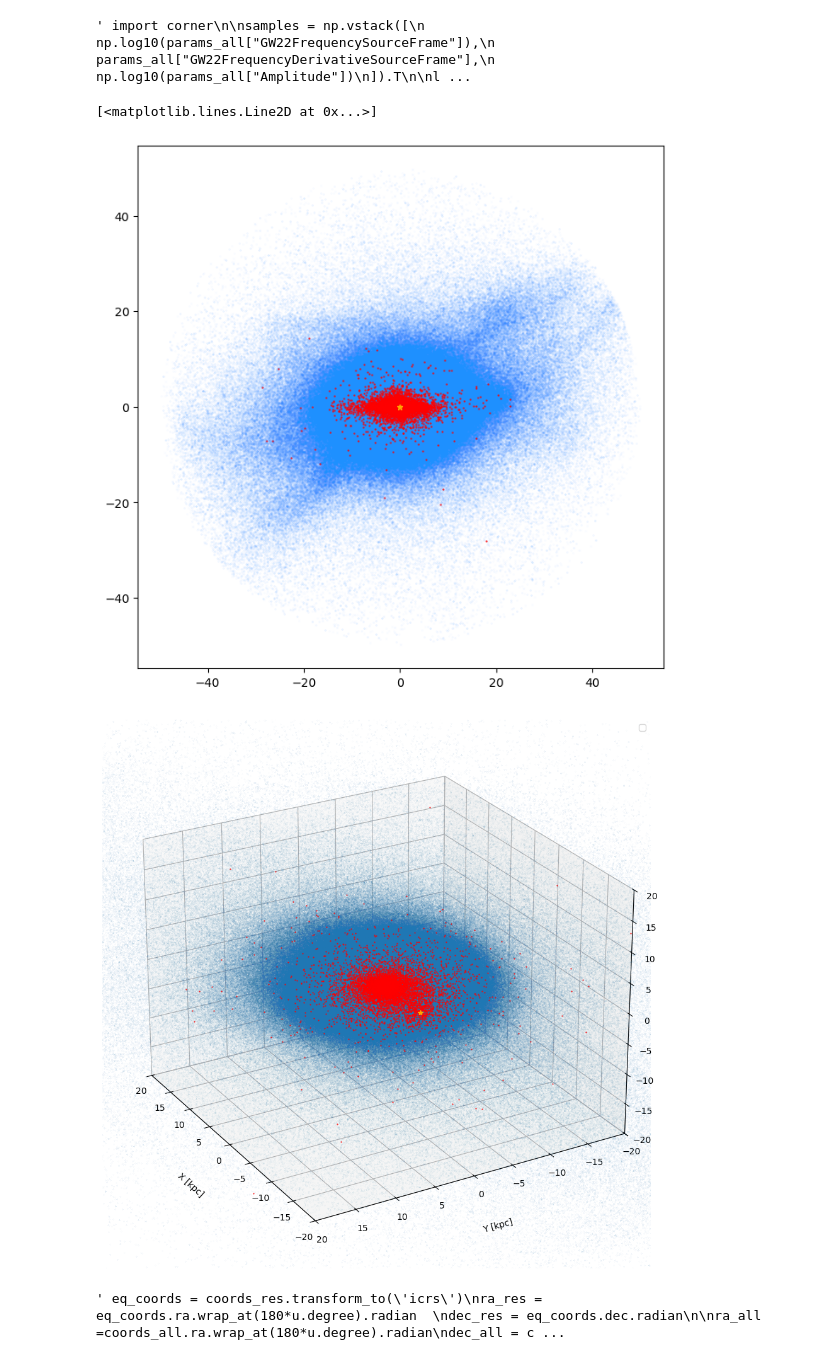
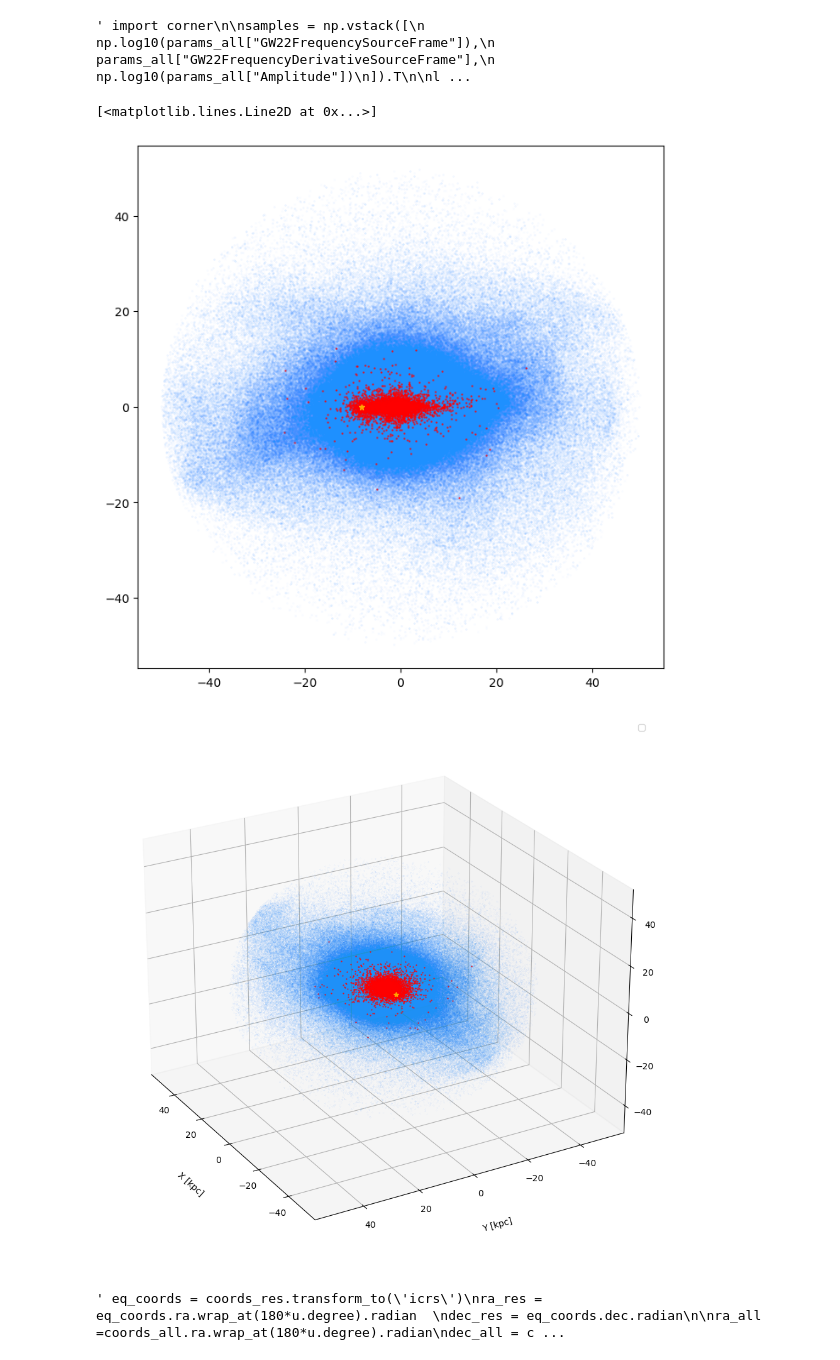
Before and after one commit to aacravi/snr-calculation, a Jupyter notebook: sky_plots.ipynb, the cells around one changed output. Saved outputs shown, nothing was run; the diff lists cells and outputs as text; code cells hidden in the pictures.

```diff
--- a/sky_plots.ipynb
+++ b/sky_plots.ipynb
@@ -6,7 +6,7 @@ from astropy.coordinates import SkyCoord, Galactocentric
 import astropy.units as u
 import scipy.constants as constants
 import pandas as pd
-from matplotlib.ticker import NullFormatter
+from scipy.ndimage import gaussian_filter
 
 
 def load_run(filepath):
@@ -21,7 +21,7 @@ def load_run(filepath):
         run["meta"]["iterations"] = f.attrs.get("iterations", None)
 
         run["data"]["global_fr"] = f["global_fr"][:]
-        resolved_sources = []
+        #resolved_sources = []
         table_rows = []
 
         grp = f["resolved_sources"]
@@ -35,12 +35,12 @@ def load_run(filepath):
                 "ecliptic_lat": g.attrs.get("ecliptic_lat", np.nan),
                 "ecliptic_lon": g.attrs.get("ecliptic_lon", np.nan),
                 #"A": g["A"][:],
-                "fr": g["fr"][:],
+                #"fr": g["fr"][:],
             }
 
-            snr = g.attrs["snr"]
+            snr = g.attrs["snr"].real
 
-            resolved_sources.append({"source": src, "snr": snr})
+            #resolved_sources.append({"source": src, "snr": snr})
 
             table_rows.append({
                 "id": src["id"],
@@ -52,17 +52,17 @@ def load_run(filepath):
                 "ecliptic_lon": src["ecliptic_lon"],
             })
 
-        run["data"]["resolved_sources"] = resolved_sources
+        #run["data"]["resolved_sources"] = resolved_sources
         run["data"]["resolved_table"] = pd.DataFrame(table_rows)
 
         run["data"]["unresolved_indices"] = f["unresolved_indices"][:]
 
-        psd_iter = {}
+        """ psd_iter = {}
         grp_psd = f["psd_confusion"]
         for key in grp_psd.keys():
             psd_iter[key] = grp_psd[key]["psd_total"][:]
 
-        run["data"]["psd_iter"] = psd_iter
+        run["data"]["psd_iter"] = psd_iter """
 
         hist_grp = f["history"]
         run["data"]["history"] = {name: hist_grp[name][:] for name in hist_grp.keys()}
@@ -83,11 +83,12 @@ runs = {}
 #runs["8 yrs, pre-excl 0.001"] = load_run("/home/alice/Master-thesis-/results/results_all_snr7_8yrs_sel0001")
 #runs["4 yrs"] = load_run("/home/alice/Master-thesis-/euler_results/results_all_snr7_4yrs_sel000")
 #runs["4 yrs"] = load_run("/home/alice/Master-thesis-/euler_results/results_all_snr7_4yrs_sel000_tdi15")             # tdi 1.5
-runs["4 yrs"] = load_run("/home/alice/Master-thesis-/euler_results/results_all_snr7_4yrs_sel000_tdi20")            # tdi 2.0
+#runs["4 yrs"] = load_run("/home/alice/Master-thesis-/euler_results/results_all_snr7_4yrs_sel000_tdi20")            # tdi 2.0
 
 #runs["2 yrs"] = load_run("/home/alice/Master-thesis-/euler_results/results_all_snr7_2yrs_sel000")
 #runs["2 yrs"] = load_run("/home/alice/Master-thesis-/euler_results/results_all_snr7_2yrs_sel000_tdi15")            # tdi 1.5
 #runs["2 yrs"] = load_run("/home/alice/Master-thesis-/euler_results/results_all_snr7_2yrs_sel000_tdi20")             # tdi 2.0
+runs["2 yrs"] = load_run("/home/alice/Master-thesis-/euler_results/results_all_snr7_2yrs_sel000_tdi20_norm")             # tdi 2.0 with *norm
 
 #runs["1 yrs"] = load_run("/home/alice/Master-thesis-/euler_results/results_all_snr7_1yrs_sel000")
 #runs["1 yrs"] = load_run("/home/alice/Master-thesis-/euler_results/results_all_snr7_1yrs_sel000_tdi15")            # tdi 1.5
@@ -125,10 +128,10 @@ fig = corner.corner(
 # %% [output]
 ' import corner\n\nsamples = np.vstack([\n    np.log10(params_all["GW22FrequencySourceFrame"]),\n    params_all["GW22FrequencyDerivativeSourceFrame"],\n    np.log10(params_all["Amplitude"])\n]).T\n\nl ...
 # %%
-ids = runs["4 yrs"]["data"]["resolved_table"]["id"]
+ids = runs["2 yrs"]["data"]["resolved_table"]["id"]
 dist_res = params_all["LuminosityDistance"][ids.values]
-ecl_l_res = runs["4 yrs"]["data"]["resolved_table"]["ecliptic_lon"].to_numpy()
-ecl_b_res = runs["4 yrs"]["data"]["resolved_table"]["ecliptic_lat"].to_numpy()
+ecl_l_res = runs["2 yrs"]["data"]["resolved_table"]["ecliptic_lon"].to_numpy()
+ecl_b_res = runs["2 yrs"]["data"]["resolved_table"]["ecliptic_lat"].to_numpy()
 
 dist_all = params_all["LuminosityDistance"]
 dec_all = params_all["Declination"]
@@ -159,40 +175,40 @@ Z_sun = sun.z.to(u.kpc).value
 # %%
 fig, ax = plt.subplots(figsize=[8,8])
-ax.scatter(Y_all, Z_all, s=0.1, color='dodgerblue', label='all sources', alpha=0.05)
-ax.scatter(Y_res, Z_res, s =0.5, color='red', label= 'resolved sources', alpha=0.7)
-ax.plot(Y_sun, Z_sun, marker='*', color='orange', markersize=5, label ='Sun')
+ax.scatter(X_all, Y_all, s=0.1, color='dodgerblue', label='all sources', alpha=0.05)
+ax.scatter(X_res, Y_res, s =0.5, color='red', label= 'resolved sources', alpha=0.7)
+ax.plot(X_sun, Y_sun, marker='*', color='orange', markersize=5, label ='Sun')
 # %% [output]
 [<matplotlib.lines.Line2D at 0x...>]
-[figure, old version]
+[figure, new version]
 # %%
 from matplotlib import rcParams
 import mpl_toolkits.mplot3d.art3d as art3d
 from scipy import stats
 
-xx, yy = np.meshgrid(np.linspace(0, 10, 10), np.linspace(0, 10, 10))
+xx, yy = np.meshgrid(np.linspace(-20, 20, 10), np.linspace(-20, 20, 10))
 zz = np.zeros_like(xx)
 
 rcParams['axes.labelpad'] = 20
 markersize = 5
 alpha = 0.5
 fig = plt.figure(figsize=[9,9])
 ax = plt.axes(projection='3d')
 ax.plot(X_all, Y_all, Z_all, '.', markersize=0.1, alpha=0.3, color='dodgerblue')
 ax.plot(X_res, Y_res, Z_res, '.', markersize=0.5, marker='o', color ='red', alpha=1)
 ax.plot(X_sun, Y_sun, Z_sun, marker='*', markersize=6, alpha=1, color = 'orange')
-ax.plot_surface(xx, yy, zz, alpha=0.2, color='gray')
+#ax.plot_surface(xx, yy, zz, alpha=0.2, color='gray')
 ax.set_xlabel('X [kpc]')
 ax.set_ylabel('Y [kpc]')
 ax.set_zlabel('Z [kpc]')
-ax.set_zlim(-20,20)
-ax.set_xlim(-20,20)
-ax.set_ylim(-20,20)
+#ax.set_zlim(-20,20)
+#ax.set_xlim(-20,20)
+#ax.set_ylim(-20,20)
 ax.view_init(elev=25, azim=150)
 plt.legend(loc = 'upper right')
 plt.tight_layout()
 plt.show()
 # %% [output]
-[figure, old version]
+[figure, new version]
 # %%
 """ eq_coords = coords_res.transform_to('icrs')
 ra_res = eq_coords.ra.wrap_at(180*u.degree).radian
```
Also changed, not shown: parts of 25 cells of this notebook, 3 other files.
